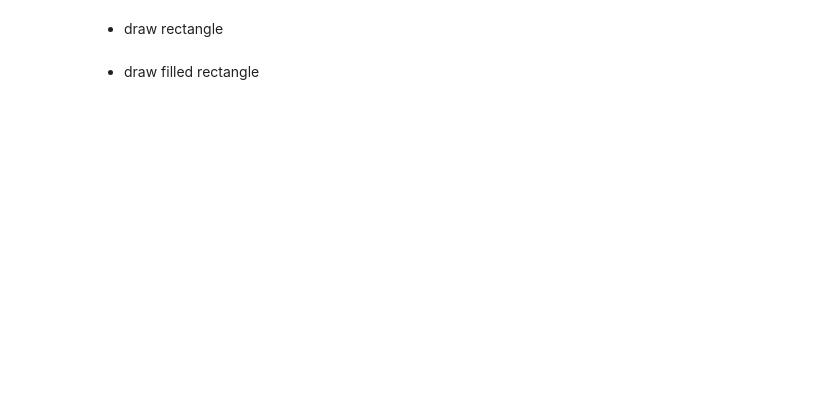
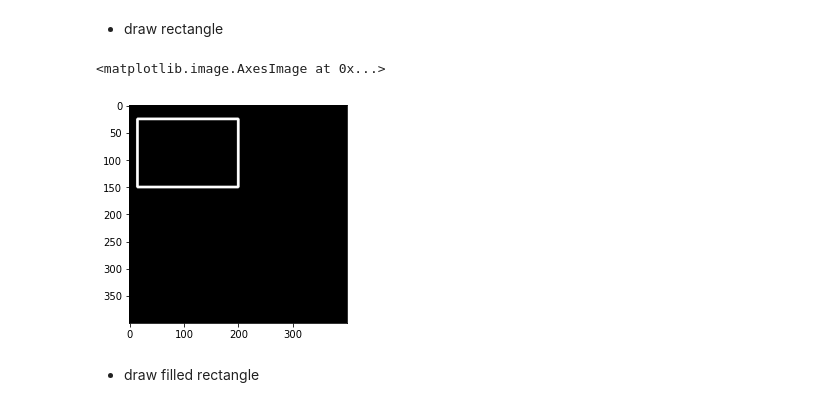
Before and after one commit to Muhammad-Yunus/Materi-Training, a Jupyter notebook: E. Eigenface Facerecognition/pertemuan_5/pertemuan_5.ipynb, the cells around one changed output. Cells and saved outputs as stored; diff of their text form; code cells hidden in the pictures; blank space fills up the shorter version.

```diff
--- a/E. Eigenface Facerecognition/pertemuan_5/pertemuan_5.ipynb
+++ b/E. Eigenface Facerecognition/pertemuan_5/pertemuan_5.ipynb
@@ -37,13 +37,16 @@ import matplotlib.pyplot as plt
 # %%
 background = np.zeros((400, 400, 3)).astype(np.uint8)
 
 cv2.rectangle(background, # input image
               (15,25),    # (x1, y1)
               (200,150),  # (x2, y2)
-              (0,0,255),  # (B, G, R)
-              5)          # thickness
+              (255,255,255),  # (B, G, R)
+              3)          # thickness
 
 plt.imshow(background[:,:,::-1])
+# %% [output]
+<matplotlib.image.AxesImage at 0x...>
+[figure, added]
 # %% [markdown]
 - draw filled rectangle
 # %%
```
Also changed, not shown: parts of 39 cells of this notebook, 3 other files.
